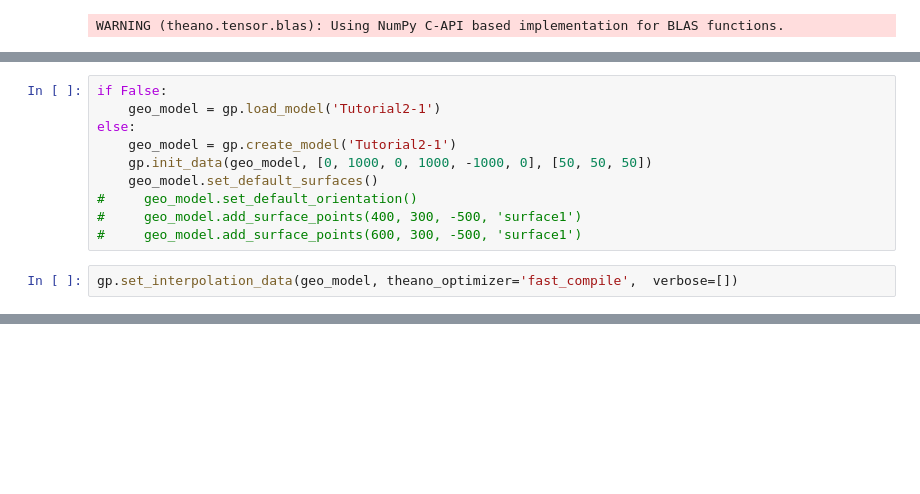
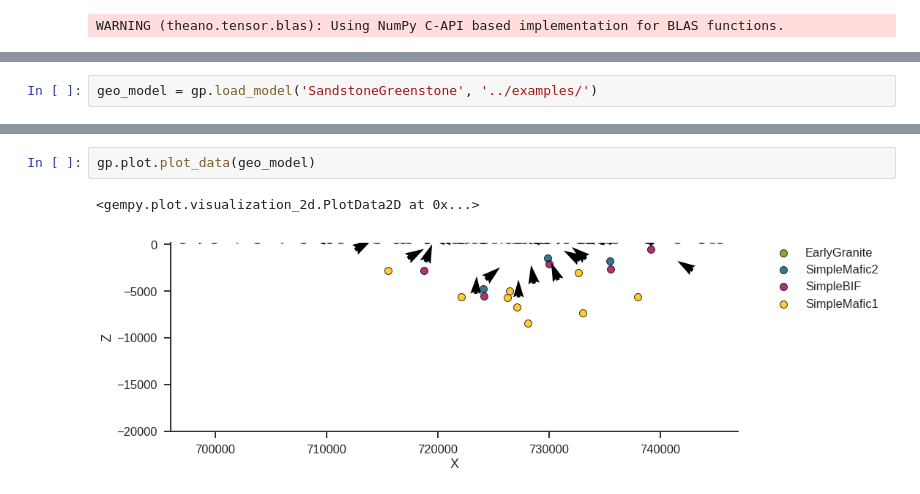
Before and after one commit to gempy-project/gempy, a Jupyter notebook: notebooks/tutorials/ch2-1-Gravity.ipynb, the cells around one changed output, grey strips where cells are left out. Drawn from its saved outputs; the diff is of its cells as text; blank space fills up the shorter version.

```diff
--- a/notebooks/tutorials/ch2-1-Gravity.ipynb
+++ b/notebooks/tutorials/ch2-1-Gravity.ipynb
@@ -30,12 +24,0 @@ True
-# %%
-if False:
-    geo_model = gp.load_model('Tutorial2-1')
-else:
-    geo_model = gp.create_model('Tutorial2-1')
-    gp.init_data(geo_model, [0, 1000, 0, 1000, -1000, 0], [50, 50, 50])
-    geo_model.set_default_surfaces()
-#     geo_model.set_default_orientation()
-#     geo_model.add_surface_points(400, 300, -500, 'surface1')
-#     geo_model.add_surface_points(600, 300, -500, 'surface1')
-# %%
-gp.set_interpolation_data(geo_model, theano_optimizer='fast_compile',  verbose=[])
@@ -166,0 +25,2 @@ gp.plot.plot_section(geo_model, cell_number=25, block_type=geo_model.solutions.l
+# %%
+geo_model = gp.load_model('SandstoneGreenstone', '../examples/')
@@ -166,0 +36,5 @@ gp.plot.plot_section(geo_model, cell_number=25, block_type=geo_model.solutions.l
+# %%
+gp.plot.plot_data(geo_model)
+# %% [output]
+<gempy.plot.visualization_2d.PlotData2D at 0x...>
+[figure, added]
```
Also changed, not shown: parts of 34 cells of this notebook, 10 other files.
